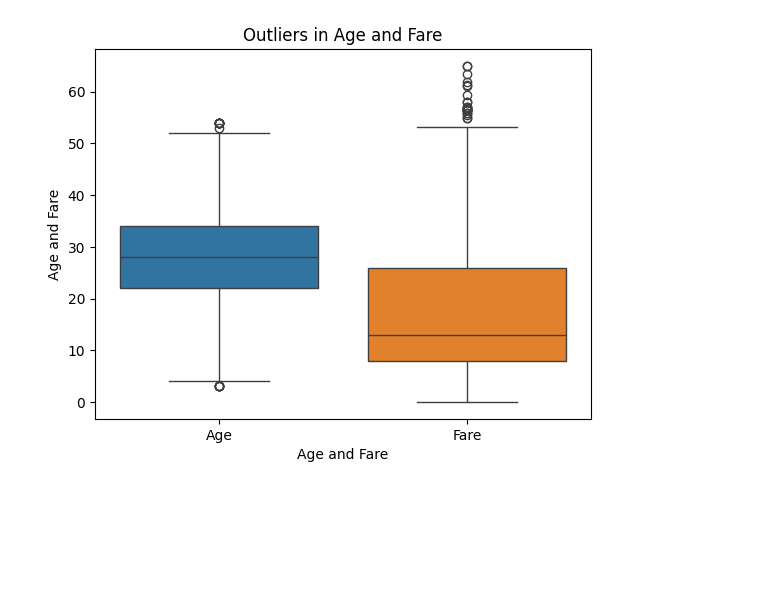
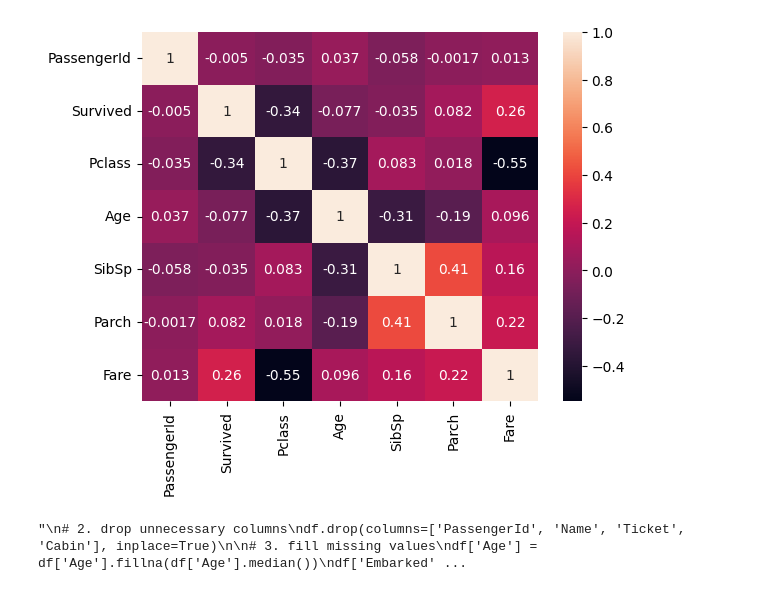
Before and after one commit to faruk950147/Python-A-to-Z, a Jupyter notebook: 07 ML/clean data/main/main.ipynb, the cells around one changed output. Drawn from its saved outputs; the diff is of its cells as text; code cells hidden in the pictures; blank space fills up the shorter version.

```diff
--- a/07 ML/clean data/main/main.ipynb
+++ b/07 ML/clean data/main/main.ipynb
@@ -7,34 +7,41 @@ import pandas as pd
 # 1. load data
 df = pd.read_csv("https://raw.githubusercontent.com/datasciencedojo/datasets/master/titanic.csv")
 
+sns.heatmap(df.corr(numeric_only=True), annot=True)
+plt.show()
+
+
+'''
 # 2. drop unnecessary columns
 df.drop(columns=['PassengerId', 'Name', 'Ticket', 'Cabin'], inplace=True)
 
 # 3. fill missing values
 df['Age'] = df['Age'].fillna(df['Age'].median())
 df['Embarked'] = df['Embarked'].fillna(df['Embarked'].mode()[0])
 
 # 5. Remove outliers
 Q1 = df[['Age', 'Fare']].quantile(0.25)
 Q3 = df[['Age', 'Fare']].quantile(0.75)
 IQR = Q3 - Q1
 
 df = df[(df[['Age', 'Fare']] > Q1[['Age', 'Fare']] - 1.5 * IQR[['Age', 'Fare']]) & (df[['Age', 'Fare']] < Q3[['Age', 'Fare']] + 1.5 * IQR[['Age', 'Fare']])]
 
 # check distribution
 
 # check outliers
 sns.boxplot(df[['Age', 'Fare']])
 plt.title('Outliers in Age and Fare')
 plt.xlabel('Age and Fare')
 plt.ylabel('Age and Fare')
 plt.show()
 
 # check skewness
 # print(df['Survived'].skew())
 
 # check correlation
 # sns.heatmap(df.corr(), annot=True, cmap='coolwarm')
 # plt.show()
+'''
 # %% [output]
-[figure, old version]
+[figure, new version]
+"\n# 2. drop unnecessary columns\ndf.drop(columns=['PassengerId', 'Name', 'Ticket', 'Cabin'], inplace=True)\n\n# 3. fill missing values\ndf['Age'] = df['Age'].fillna(df['Age'].median())\ndf['Embarked' ...
```
